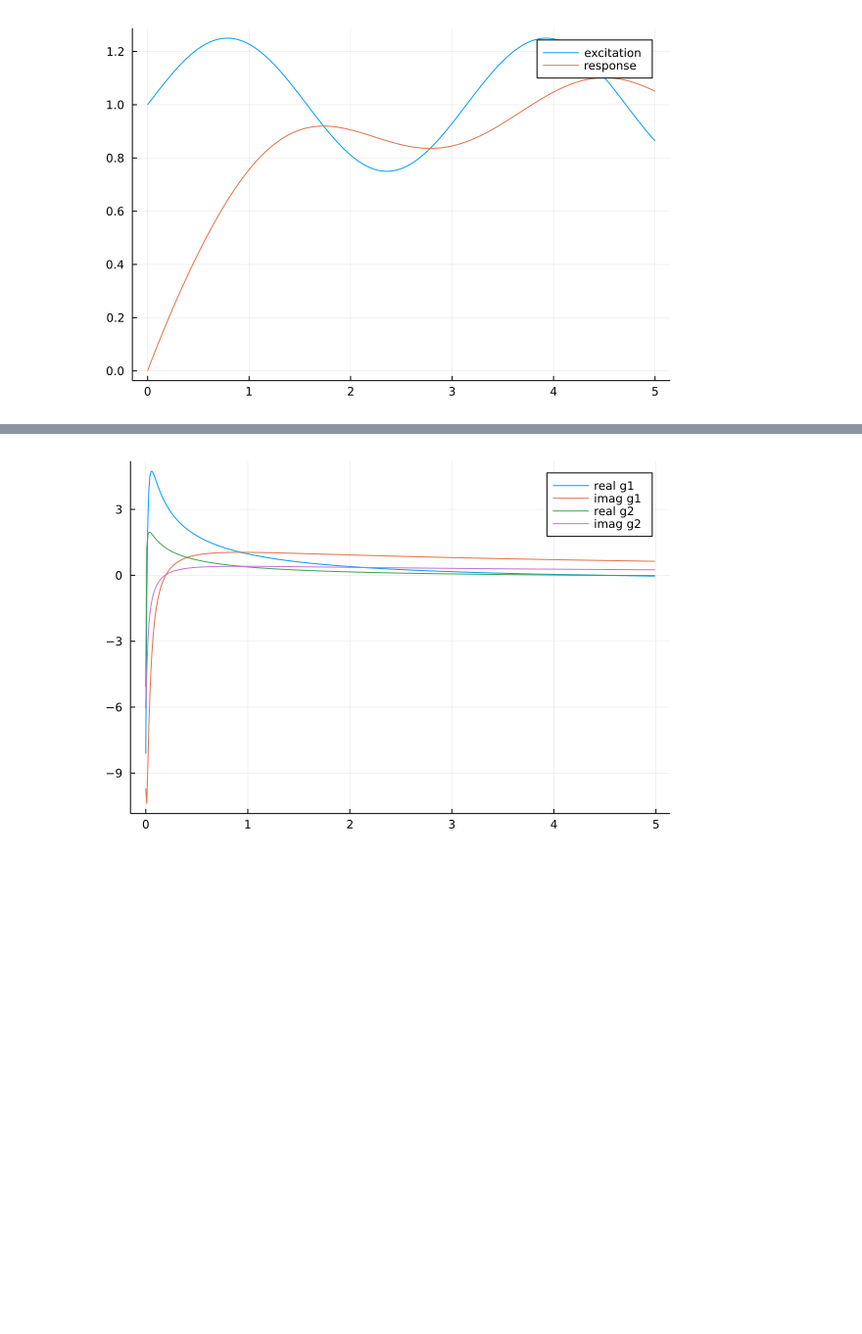
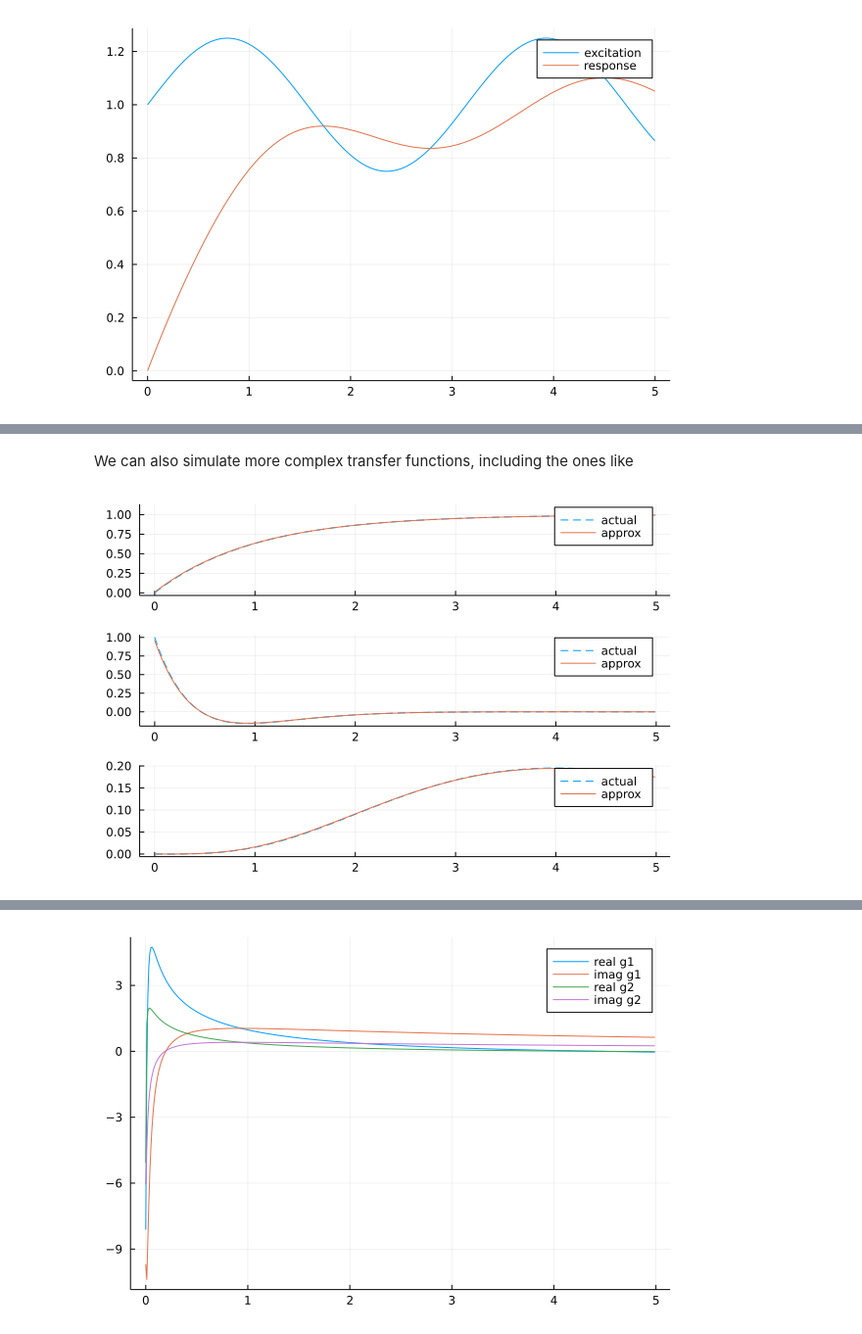
Before and after one commit to rapaja/Rome.jl, a Jupyter notebook: demos/Rational Linear Systems Demo.ipynb, the cells around one changed output, grey strips where cells are left out. Shown at 98% size. Drawn from its saved outputs; the diff is of its cells as text; code cells hidden in the pictures; blank space fills up the shorter version.

```diff
--- a/demos/Rational Linear Systems Demo.ipynb
+++ b/demos/Rational Linear Systems Demo.ipynb
@@ -100 +68,17 @@ plot!(t1, y, label="response")
+# %% [markdown]
+We can also simulate more complex transfer functions, including the ones like
+# %%
+G1_4 = 1/s/(s+1)
+G1_5 = s / (s^2 + 4*s + 5)
+G1_6 = 1/(s+1)^5;
+
+p1 = plot(t, 1 .- exp.(-t), line=:dash, label="actual")
+plot!(t, invlaplace(G1_4, N, Δt), ylim=[0, 1.1], label="approx")
+p2 = plot(t, exp.(-2*t) .* cos.(t) .- 2 .* exp.(-2*t) .* sin.(t), line=:dash, label="actual")
+plot!(t, invlaplace(G1_5, N, Δt), label="approx")
+p3 = plot(t, 1/factorial(4) .* t.^4 .* exp.(-t), line=:dash, label="actual")
+plot!(t, invlaplace(G1_6, N, Δt), label="approx")
+plot(p1, p2, p3, layout=(3,1))
+# %% [output]
+[figure, added]
 # %% [markdown]
```
Also changed, not shown: parts of 25 cells of this notebook, 2 other files.
